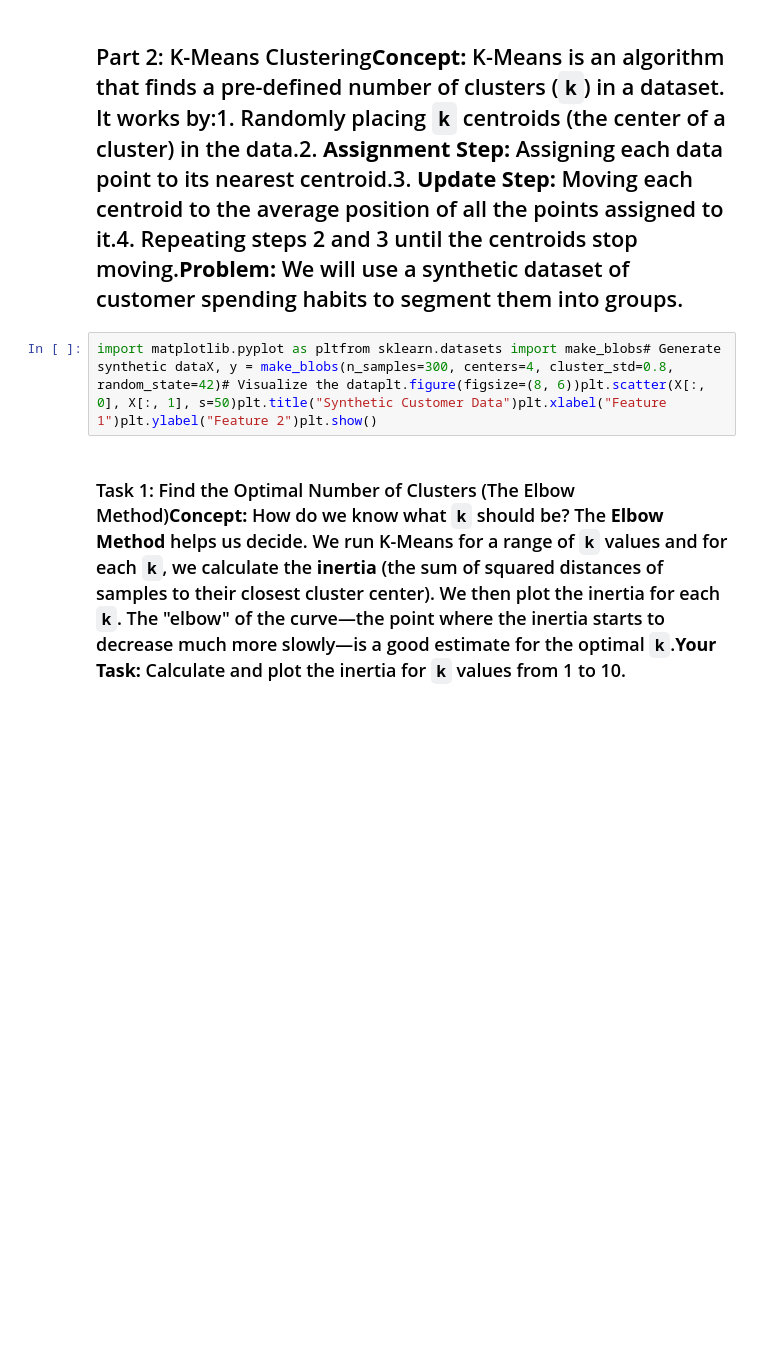
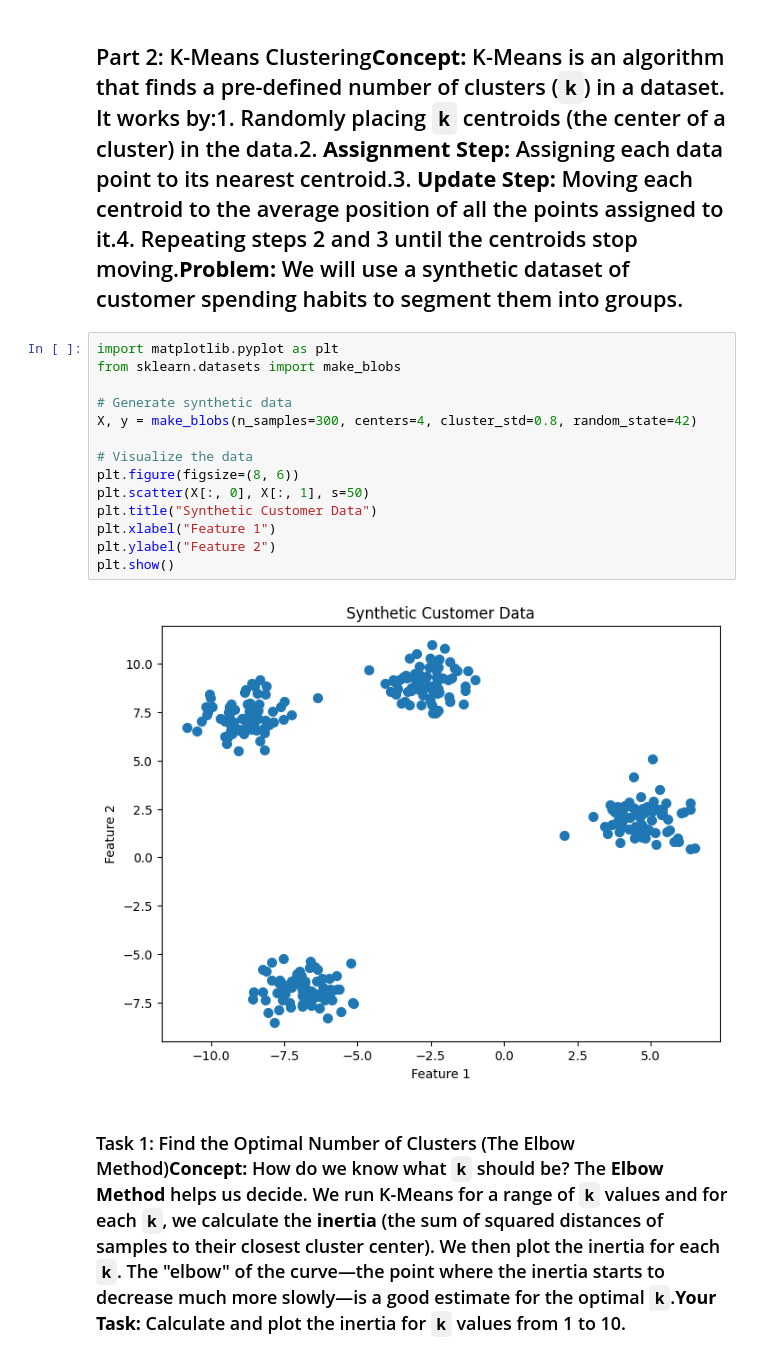
Before and after one commit to cano-elda/L10-Group-3-ITAI-1371, a Jupyter notebook: Module 10 Lab - Unsupervised Learning.ipynb, the cells around one changed output. Drawn from its saved outputs; the diff is of its cells as text; blank space fills up the shorter version.

```diff
--- a/Module 10 Lab - Unsupervised Learning.ipynb
+++ b/Module 10 Lab - Unsupervised Learning.ipynb
@@ -5,7 +5,21 @@
 # %% [markdown]
 ## Part 2: K-Means Clustering**Concept:** K-Means is an algorithm that finds a pre-defined number of clusters (`k`) in a dataset. It works by:1.  Randomly placing `k` centroids (the center of a cluster) in the data.2.  **Assignment Step:** Assigning each data point to its nearest centroid.3.  **Update Step:** Moving each centroid to the average position of all the points assigned to it.4.  Repeating steps 2 and 3 until the centroids stop moving.**Problem:** We will use a synthetic dataset of customer spending habits to segment them into groups.
 # %%
-import matplotlib.pyplot as pltfrom sklearn.datasets import make_blobs# Generate synthetic dataX, y = make_blobs(n_samples=300, centers=4, cluster_std=0.8, random_state=42)# Visualize the dataplt.figure(figsize=(8, 6))plt.scatter(X[:, 0], X[:, 1], s=50)plt.title("Synthetic Customer Data")plt.xlabel("Feature 1")plt.ylabel("Feature 2")plt.show()
+import matplotlib.pyplot as plt
+from sklearn.datasets import make_blobs
+
+# Generate synthetic data
+X, y = make_blobs(n_samples=300, centers=4, cluster_std=0.8, random_state=42)
+
+# Visualize the data
+plt.figure(figsize=(8, 6))
+plt.scatter(X[:, 0], X[:, 1], s=50)
+plt.title("Synthetic Customer Data")
+plt.xlabel("Feature 1")
+plt.ylabel("Feature 2")
+plt.show()
+# %% [output]
+[figure, added]
 # %% [markdown]
 ### Task 1: Find the Optimal Number of Clusters (The Elbow Method)**Concept:** How do we know what `k` should be? The **Elbow Method** helps us decide. We run K-Means for a range of `k` values and for each `k`, we calculate the **inertia** (the sum of squared distances of samples to their closest cluster center). We then plot the inertia for each `k`. The "elbow" of the curve—the point where the inertia starts to decrease much more slowly—is a good estimate for the optimal `k`.**Your Task:** Calculate and plot the inertia for `k` values from 1 to 10.
 # %%
```
Also changed, not shown: parts of 2 cells of this notebook.
